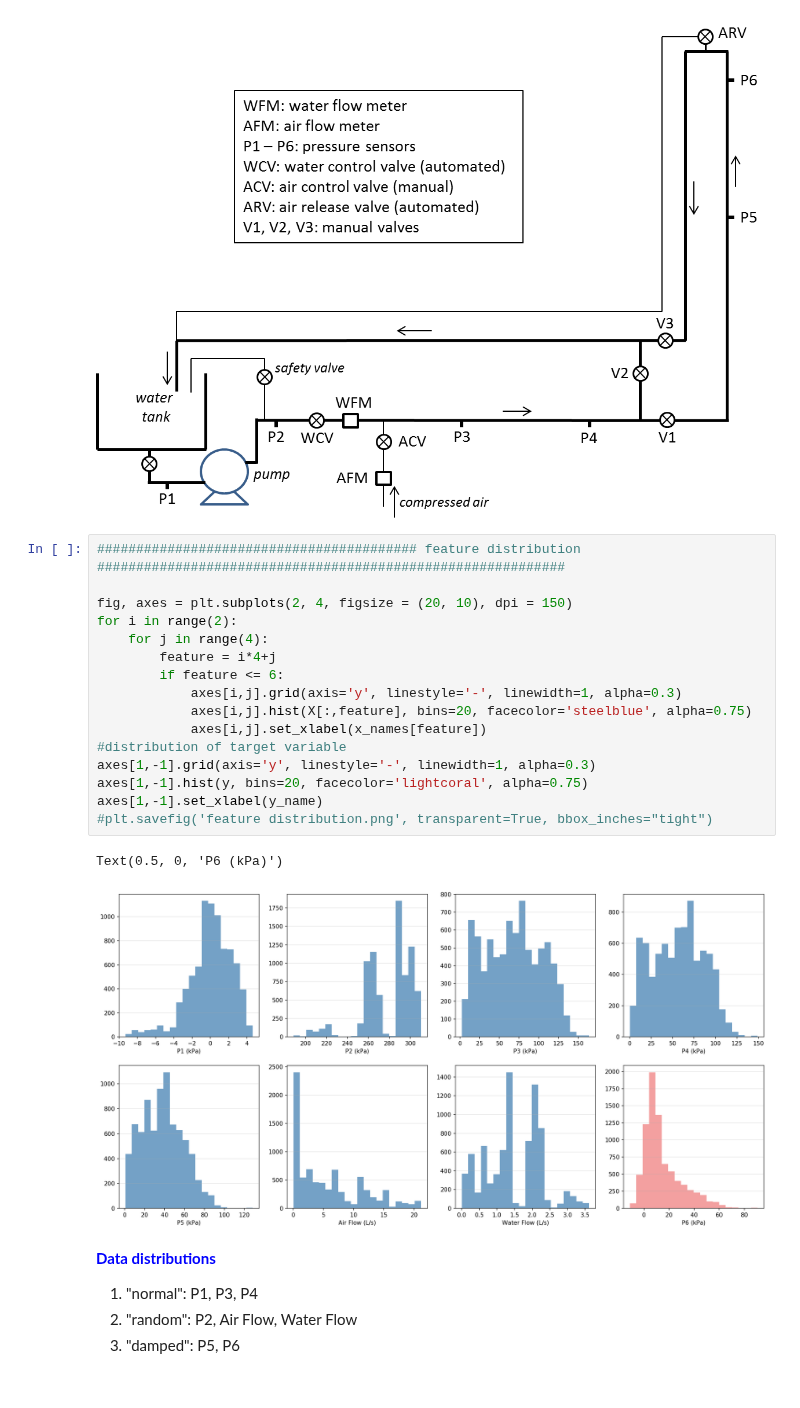
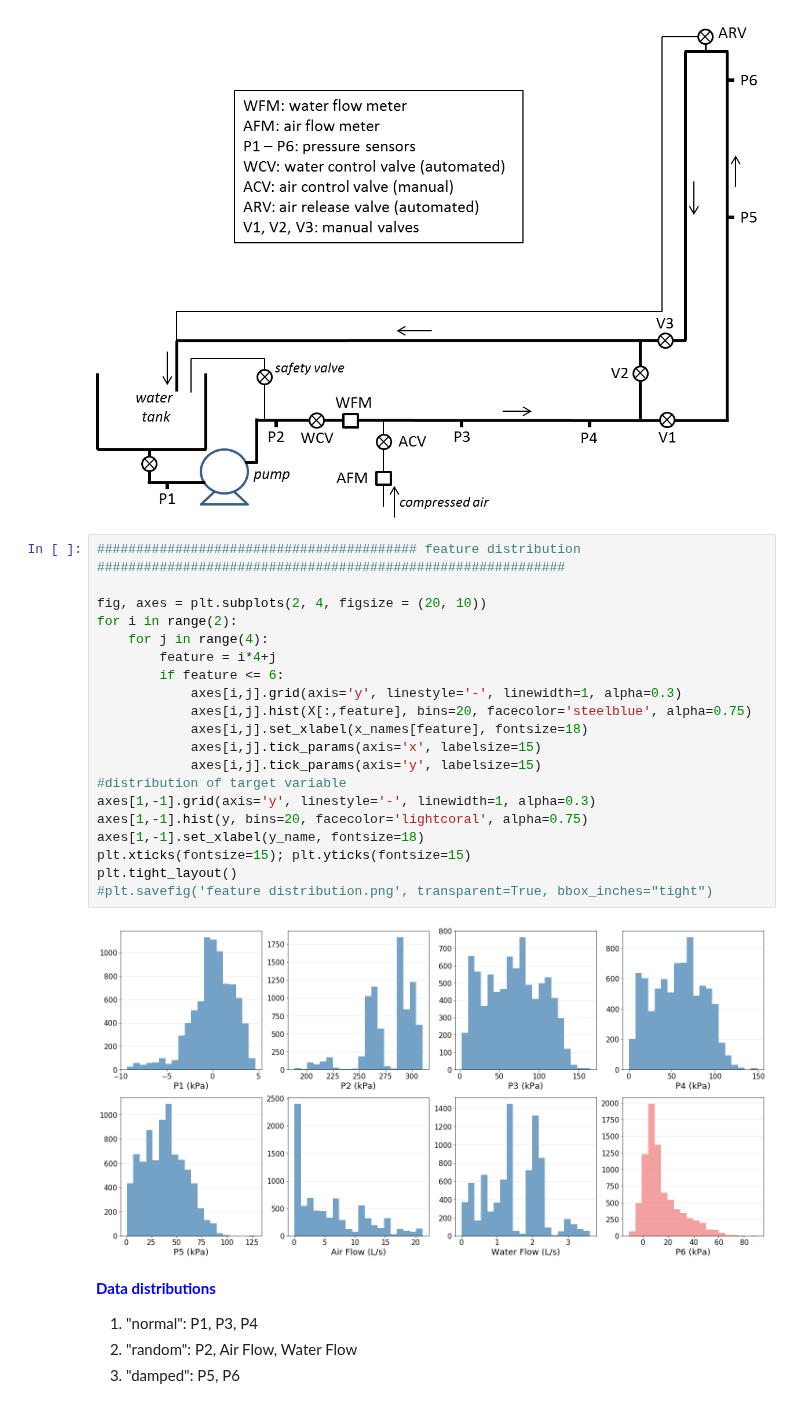
Before and after one commit to triton-wolfe/CHbE-6745-4745-Group-Project, a Jupyter notebook: Group_Project.ipynb, the cells around one changed output. Saved outputs shown, nothing was run; the diff lists cells and outputs as text.

```diff
--- a/Group_Project.ipynb
+++ b/Group_Project.ipynb
@@ -42,22 +42,25 @@ Image(filename='two-phase flow pressure drop.png')
 # %%
 ######################################### feature distribution ############################################################
 
-fig, axes = plt.subplots(2, 4, figsize = (20, 10), dpi = 150)
+fig, axes = plt.subplots(2, 4, figsize = (20, 10))
 for i in range(2):
     for j in range(4):
         feature = i*4+j
         if feature <= 6:
             axes[i,j].grid(axis='y', linestyle='-', linewidth=1, alpha=0.3)
             axes[i,j].hist(X[:,feature], bins=20, facecolor='steelblue', alpha=0.75)
-            axes[i,j].set_xlabel(x_names[feature])
+            axes[i,j].set_xlabel(x_names[feature], fontsize=18)
+            axes[i,j].tick_params(axis='x', labelsize=15)
+            axes[i,j].tick_params(axis='y', labelsize=15)
 #distribution of target variable
 axes[1,-1].grid(axis='y', linestyle='-', linewidth=1, alpha=0.3)
 axes[1,-1].hist(y, bins=20, facecolor='lightcoral', alpha=0.75)
-axes[1,-1].set_xlabel(y_name)
+axes[1,-1].set_xlabel(y_name, fontsize=18)
+plt.xticks(fontsize=15); plt.yticks(fontsize=15)
+plt.tight_layout()
 #plt.savefig('feature distribution.png', transparent=True, bbox_inches="tight")
 # %% [output]
-Text(0.5, 0, 'P6 (kPa)')
-[figure, old version]
+[figure, new version]
 # %% [markdown]
 <font color=blue>**Data distributions**</font>
 
```
Also changed, not shown: parts of 9 cells of this notebook.
